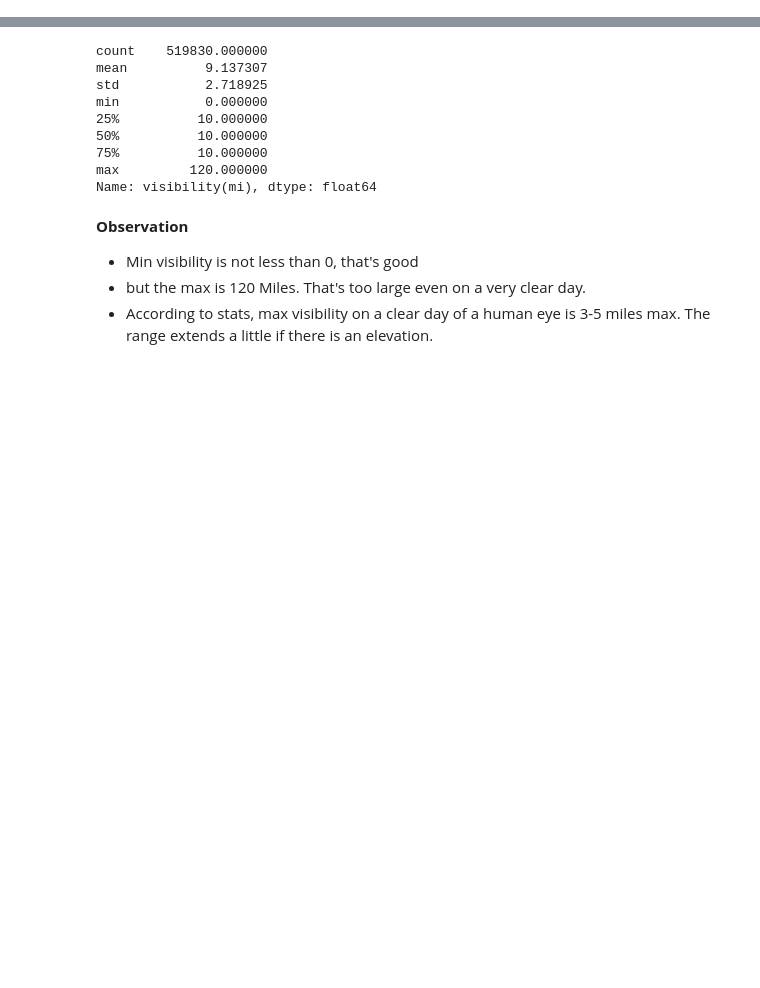
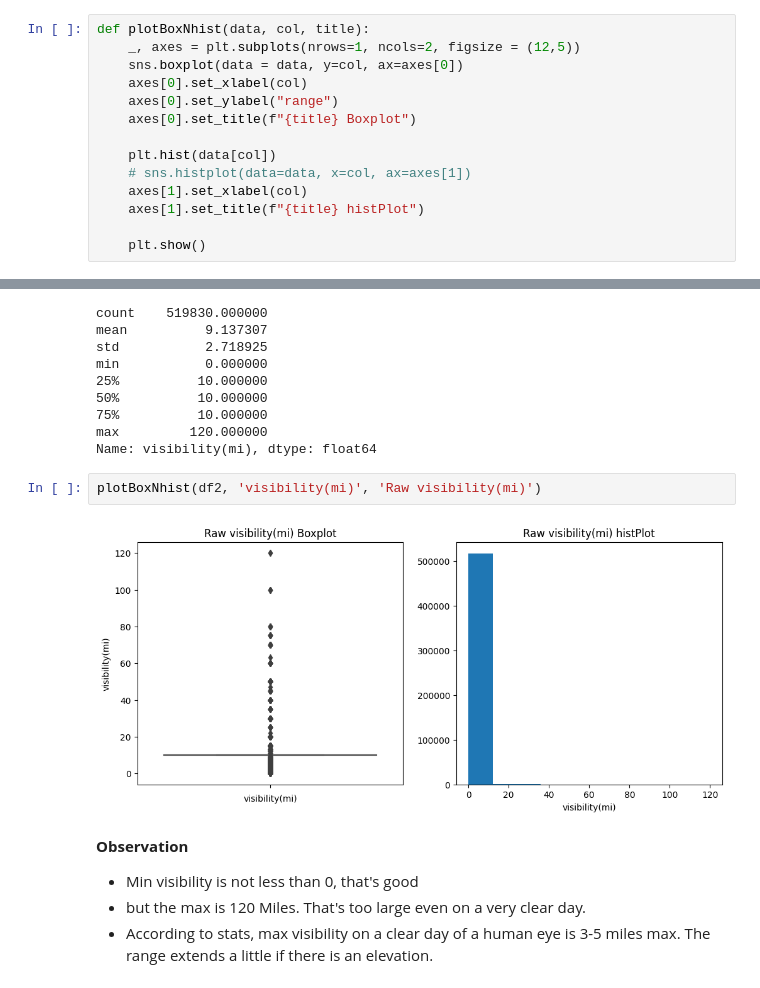
Before and after one commit to Govind-Asawa/US_Car_Accidents, a Jupyter notebook: ML_US_Car_accidents.ipynb, the cells around one changed output, grey strips where cells are left out. Drawn from its saved outputs; the diff is of its cells as text; blank space fills up the shorter version.

```diff
--- a/ML_US_Car_accidents.ipynb
+++ b/ML_US_Car_accidents.ipynb
@@ -419,5 +430,19 @@ df2 = df.copy()
 df2.shape
 # %% [output]
 (533514, 34)
+# %%
+def plotBoxNhist(data, col, title):
+    _, axes = plt.subplots(nrows=1, ncols=2, figsize = (12,5))
+    sns.boxplot(data = data, y=col, ax=axes[0])
+    axes[0].set_xlabel(col)
+    axes[0].set_ylabel("range")
+    axes[0].set_title(f"{title} Boxplot")
+
+    plt.hist(data[col])
+    # sns.histplot(data=data, x=col, ax=axes[1])
+    axes[1].set_xlabel(col)
+    axes[1].set_title(f"{title} histPlot")
+
+    plt.show()
 # %% [markdown]
 ### 1. Visibility(mi)
@@ -439,6 +458,10 @@ min           0.000000
 75%          10.000000
 max         120.000000
 Name: visibility(mi), dtype: float64
+# %%
+plotBoxNhist(df2, 'visibility(mi)', 'Raw visibility(mi)')
+# %% [output]
+[figure, added]
 # %% [markdown]
 **Observation**
 - Min visibility is not less than 0, that's good
```
Also changed, not shown: parts of 221 cells of this notebook.
